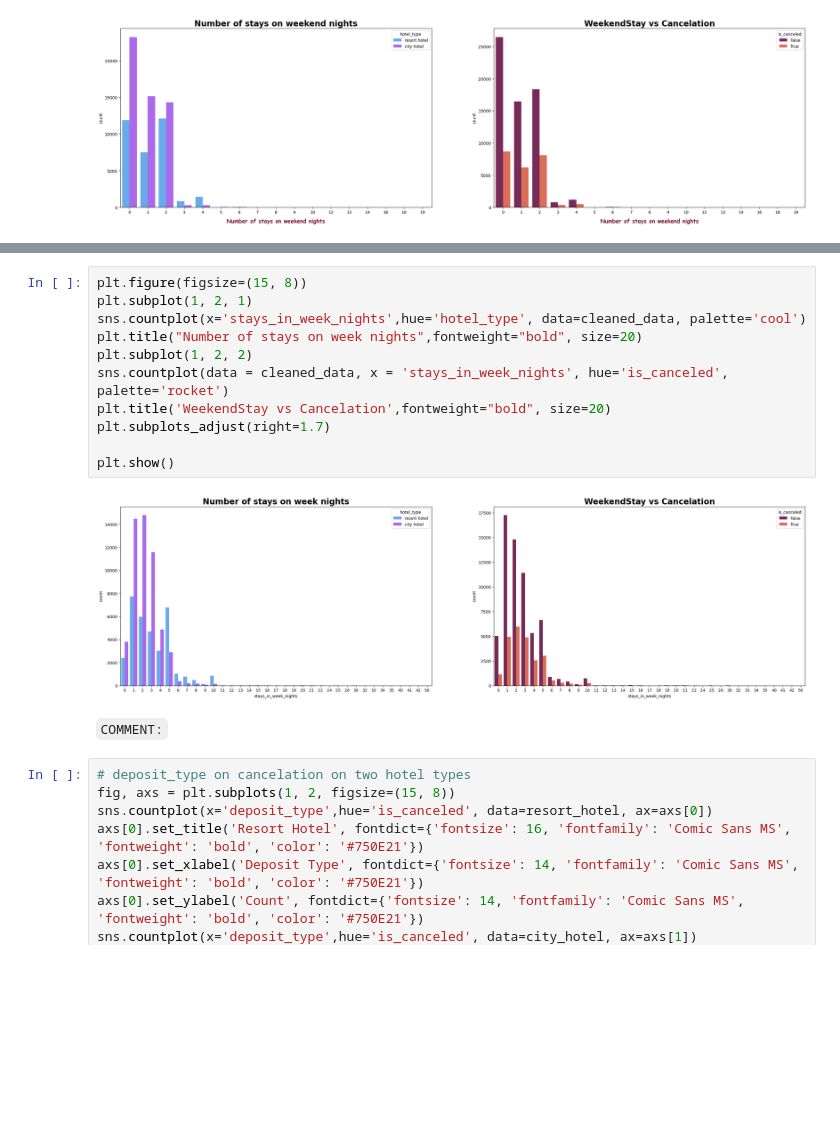
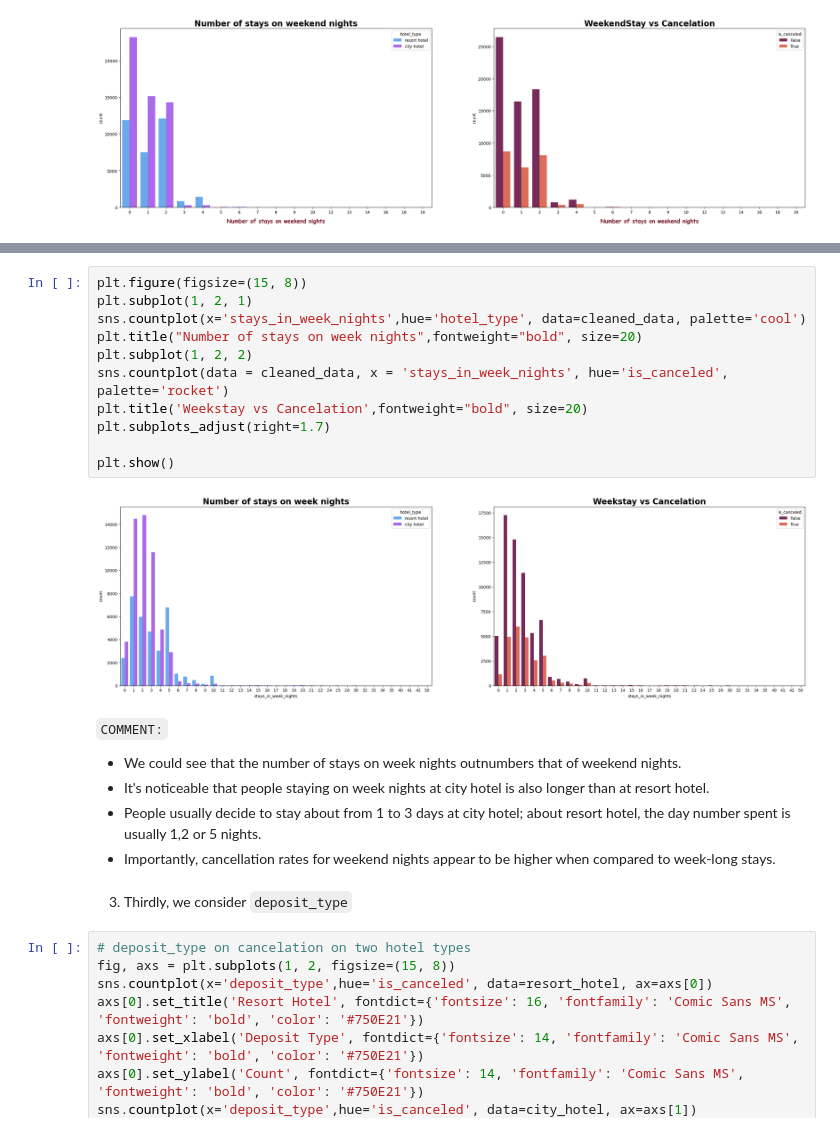
Before and after one commit to danghuynh-bit/LTKHDL_hotekbookingdemand, a Jupyter notebook: 03_Analyzing_Questions.ipynb, the cells around one changed output, grey strips where cells are left out. Saved outputs shown, nothing was run; the diff lists cells and outputs as text; blank space fills up the shorter version.

```diff
--- a/03_Analyzing_Questions.ipynb
+++ b/03_Analyzing_Questions.ipynb
@@ -135,18 +139,24 @@ plt.show()
 # %%
 plt.figure(figsize=(15, 8))
 plt.subplot(1, 2, 1)
 sns.countplot(x='stays_in_week_nights',hue='hotel_type', data=cleaned_data, palette='cool')
 plt.title("Number of stays on week nights",fontweight="bold", size=20)
 plt.subplot(1, 2, 2)
 sns.countplot(data = cleaned_data, x = 'stays_in_week_nights', hue='is_canceled', palette='rocket')
-plt.title('WeekendStay vs Cancelation',fontweight="bold", size=20)
+plt.title('Weekstay vs Cancelation',fontweight="bold", size=20)
 plt.subplots_adjust(right=1.7)
 
 plt.show()
 # %% [output]
-[figure, old version]
+[figure, new version]
-# %% [markdown]
-`COMMENT:`
+# %% [markdown]
+`COMMENT:`
+- We could see that the number of stays on week nights outnumbers that of weekend nights.
+- It's noticeable that people staying on week nights at city hotel is also longer than at resort hotel.
+- People usually decide to stay about from 1 to 3 days at city hotel; about resort hotel, the day number spent is usually 1,2 or 5 nights.
+- Importantly, cancellation rates for weekend nights appear to be higher when compared to week-long stays.
+# %% [markdown]
+3. Thirdly, we consider `deposit_type`
 # %%
 # deposit_type on cancelation on two hotel types
 fig, axs = plt.subplots(1, 2, figsize=(15, 8))
```
Also changed, not shown: parts of 11 cells of this notebook.
